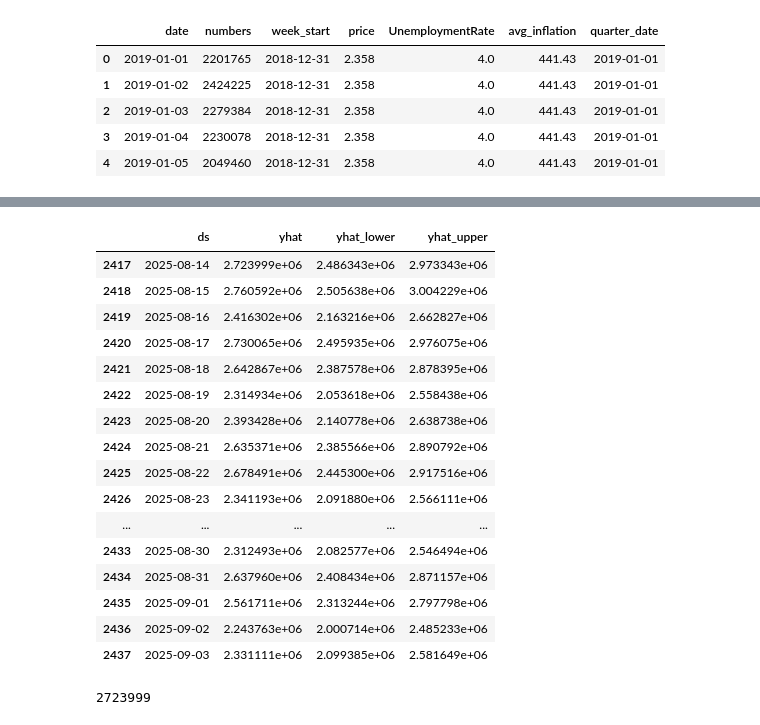
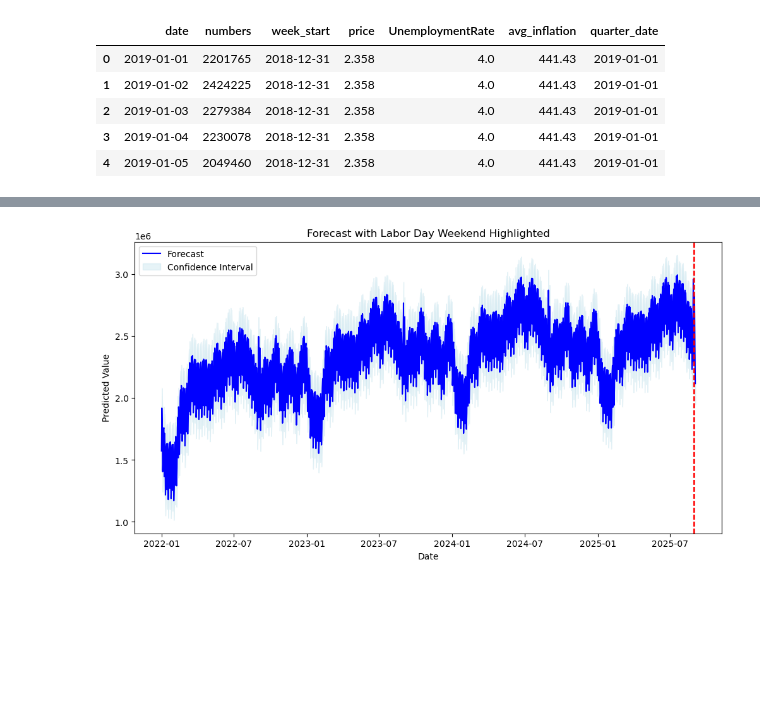
Before and after one commit to jalisacodes/Labor-Day-TSA-Predictions, a Jupyter notebook: tsa_forecast.ipynb, the cells around one changed output, grey strips where cells are left out. Cells and saved outputs as stored; diff of their text form; code cells hidden in the pictures; blank space fills up the shorter version.

```diff
--- a/tsa_forecast.ipynb
+++ b/tsa_forecast.ipynb
@@ -424,22 +550,0 @@ future = model.make_future_dataframe(periods=20)
-# %%
-forecast = model.predict(future)
-# %%
-forecast[['ds','yhat','yhat_lower','yhat_upper']].tail(21)
-# %% [output]
-|  | ds | yhat | yhat_lower | yhat_upper |
-| 2417 | 2025-08-14 | 2.723999e+06 | 2.486343e+06 | 2.973343e+06 |
-| 2418 | 2025-08-15 | 2.760592e+06 | 2.505638e+06 | 3.004229e+06 |
-| 2419 | 2025-08-16 | 2.416302e+06 | 2.163216e+06 | 2.662827e+06 |
-| 2420 | 2025-08-17 | 2.730065e+06 | 2.495935e+06 | 2.976075e+06 |
-| 2421 | 2025-08-18 | 2.642867e+06 | 2.387578e+06 | 2.878395e+06 |
-| 2422 | 2025-08-19 | 2.314934e+06 | 2.053618e+06 | 2.558438e+06 |
-| 2423 | 2025-08-20 | 2.393428e+06 | 2.140778e+06 | 2.638738e+06 |
-| 2424 | 2025-08-21 | 2.635371e+06 | 2.385566e+06 | 2.890792e+06 |
-| 2425 | 2025-08-22 | 2.678491e+06 | 2.445300e+06 | 2.917516e+06 |
-| 2426 | 2025-08-23 | 2.341193e+06 | 2.091880e+06 | 2.566111e+06 |
-| ... | ... | ... | ... | ... |
-| 2433 | 2025-08-30 | 2.312493e+06 | 2.082577e+06 | 2.546494e+06 |
-| 2434 | 2025-08-31 | 2.637960e+06 | 2.408434e+06 | 2.871157e+06 |
-| 2435 | 2025-09-01 | 2.561711e+06 | 2.313244e+06 | 2.797798e+06 |
-| 2436 | 2025-09-02 | 2.243763e+06 | 2.000714e+06 | 2.485233e+06 |
-| 2437 | 2025-09-03 | 2.331111e+06 | 2.099385e+06 | 2.581649e+06 |
@@ -448,4 +551,42 @@ predicted_passengers = int(forecast[forecast['ds']=='2025-08-14']['yhat'].values
-# %%
-print(predicted_passengers)
-# %% [output]
-2723999
+# %%
+import pandas as pd
+import matplotlib.pyplot as plt
+
+forecast['ds'] = pd.to_datetime(forecast['ds'])
+
+plt.figure(figsize=(12,6))
+
+# Plot the forecast line
+plt.plot(forecast['ds'], forecast['yhat'], label='Forecast', color='blue')
+
+# Plot the highs and lows
+plt.fill_between(forecast['ds'],
+                 forecast['yhat_lower'],
+                 forecast['yhat_upper'],
+                 color='lightblue', alpha=0.3, label='Confidence Interval')
+
+labor_day_weekend = pd.to_datetime(['2025-08-30', '2025-08-31', '2025-09-01'])
+for date in labor_day_weekend:
+    plt.axvline(x=date, color='red', linestyle='--', alpha=0.7)
+
+plt.xlabel('Date')
+plt.ylabel('Predicted Value')
+plt.title('Forecast with Labor Day Weekend Highlighted')
+plt.legend()
+plt.show()
+
+import pandas as pd
+
+df_existing = pd.read_csv("tsa-2022-2025.csv")
+
+forecast_to_save = forecast[['ds','yhat','yhat_lower','yhat_upper']].copy()
+forecast_to_save.rename(columns={'ds':'Date'}, inplace=True)
+
+df_existing['Date'] = pd.to_datetime(df_existing['Date'])
+forecast_to_save['Date'] = pd.to_datetime(forecast_to_save['Date'])
+
+df_combined = pd.concat([df_existing, forecast_to_save], ignore_index=True)
+
+df_combined.to_csv("tsa-labordayweekend_with_forecast.csv", index=False)
+# %% [output]
+[figure, added]
```
Also changed, not shown: parts of 25 cells of this notebook, 22 other files.
